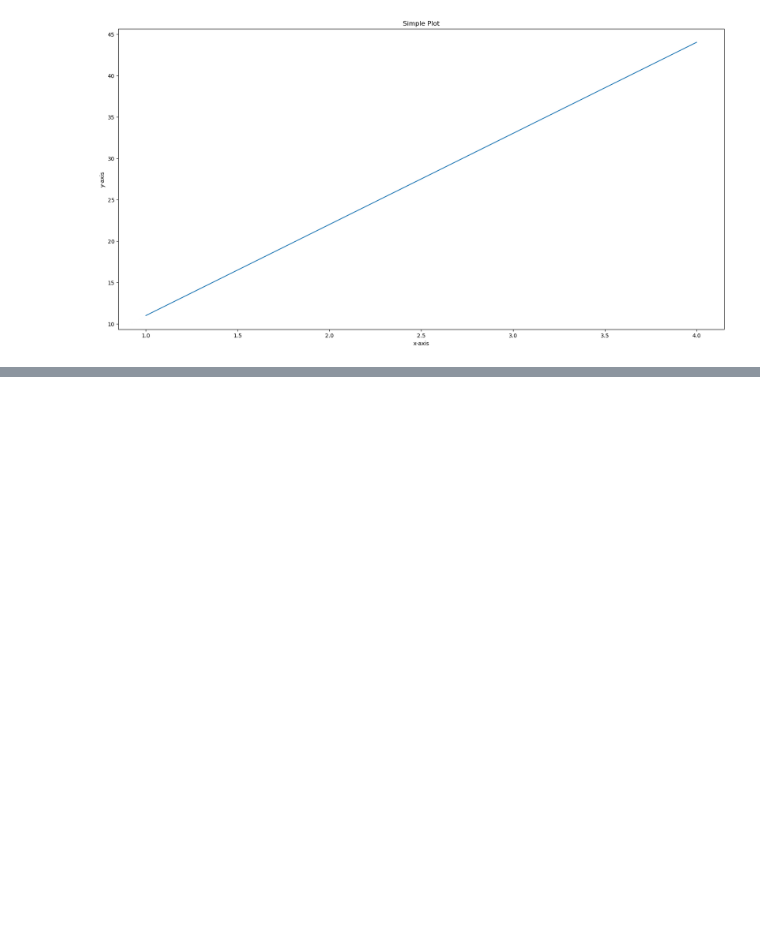
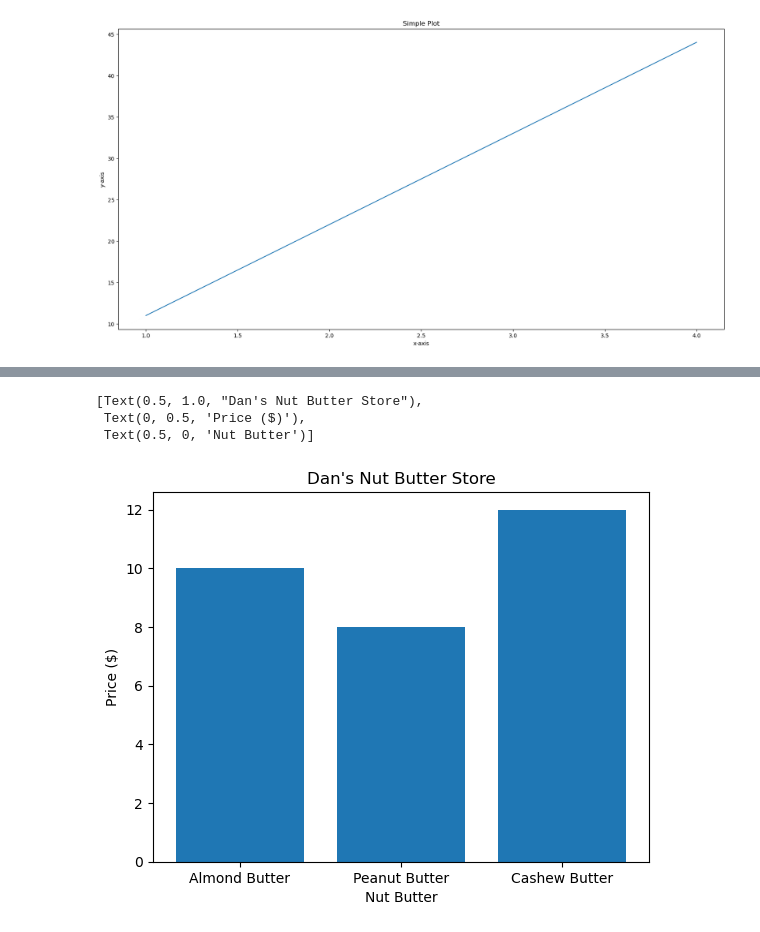
Before and after one commit to judgemongcal/ztm-machine-learning-course, a Jupyter notebook: intro-to-matplotlib.ipynb, the cells around one changed output, grey strips where cells are left out. Saved outputs shown, nothing was run; the diff lists cells and outputs as text; code cells hidden in the pictures; blank space fills up the shorter version.

```diff
--- a/intro-to-matplotlib.ipynb
+++ b/intro-to-matplotlib.ipynb
@@ -78,0 +113,13 @@ fig.savefig("sample-plot.png")
+# %%
+# Make a plot from dictionary
+nut_butter = {"Almond Butter" : 10,
+              "Peanut Butter": 8,
+              "Cashew Butter": 12}
+fig, ax = plt.subplots()
+ax.bar(nut_butter.keys(), nut_butter.values());
+ax.set(title="Dan's Nut Butter Store", ylabel="Price ($)")
+# %% [output]
+[Text(0.5, 1.0, "Dan's Nut Butter Store"),
+ Text(0, 0.5, 'Price ($)'),
+ Text(0.5, 0, 'Nut Butter')]
+[figure, added]
```
Also changed, not shown: parts of 6 cells of this notebook.
